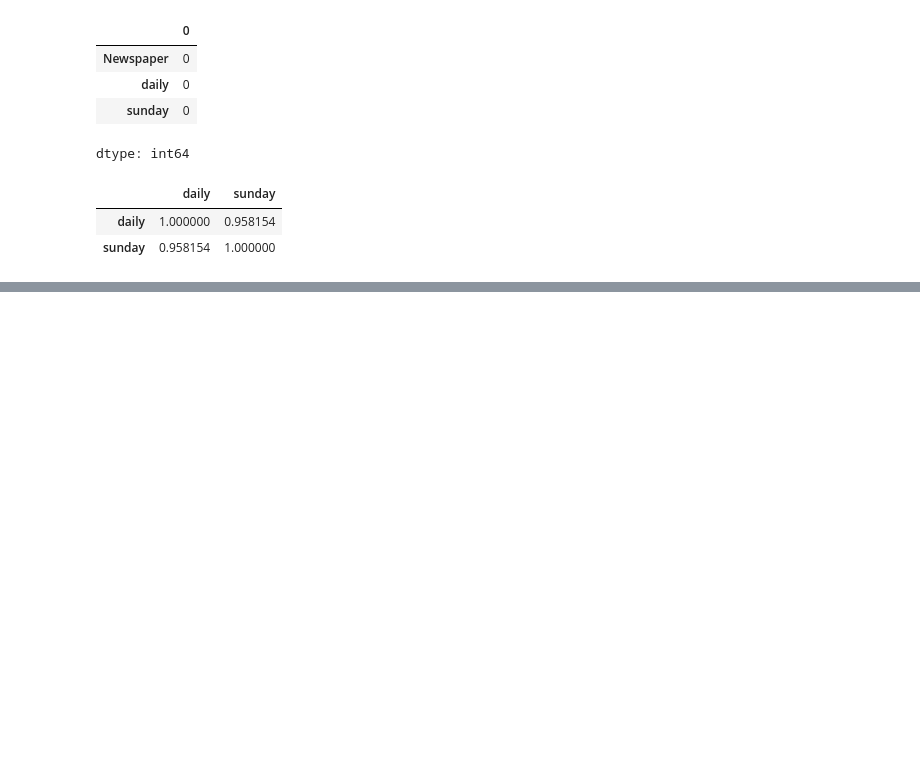
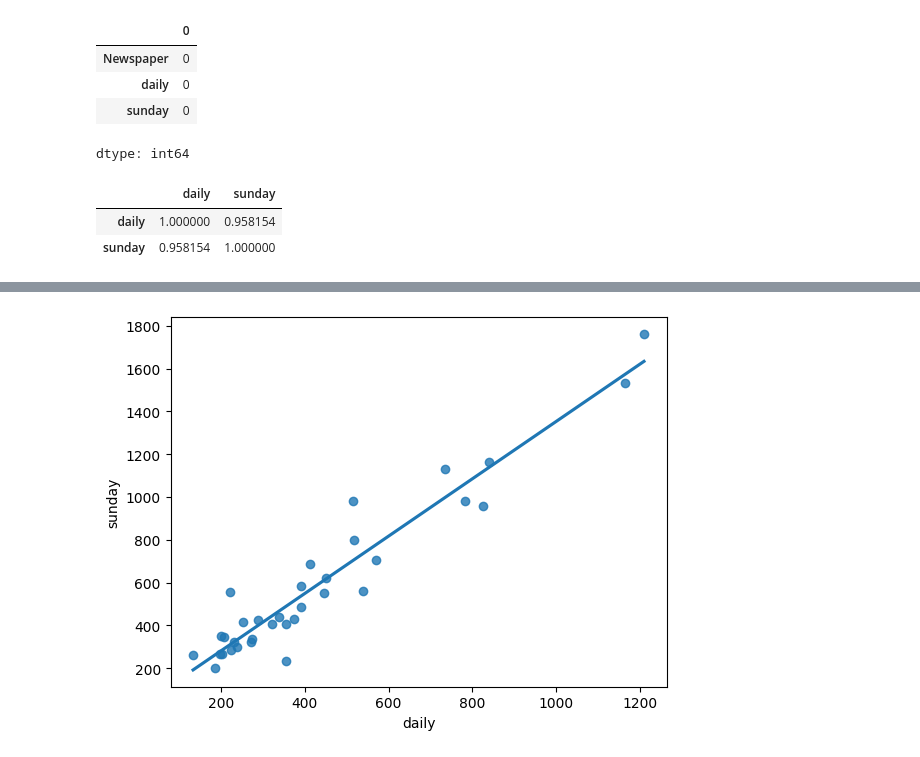
Before and after one commit to Akhilesh2804/python, a Jupyter notebook: DAY_18.ipynb, the cells around one changed output, grey strips where cells are left out. Cells and saved outputs as stored; diff of their text form; code cells hidden in the pictures; blank space fills up the shorter version.

```diff
--- a/DAY_18.ipynb
+++ b/DAY_18.ipynb
@@ -84,0 +100,4 @@ import seaborn as sns
+# %%
+sns.regplot(x="daily", y="sunday", data=data,ci=None);
+# %% [output]
+[figure, added]
```
Also changed, not shown: parts of 9 cells of this notebook.
